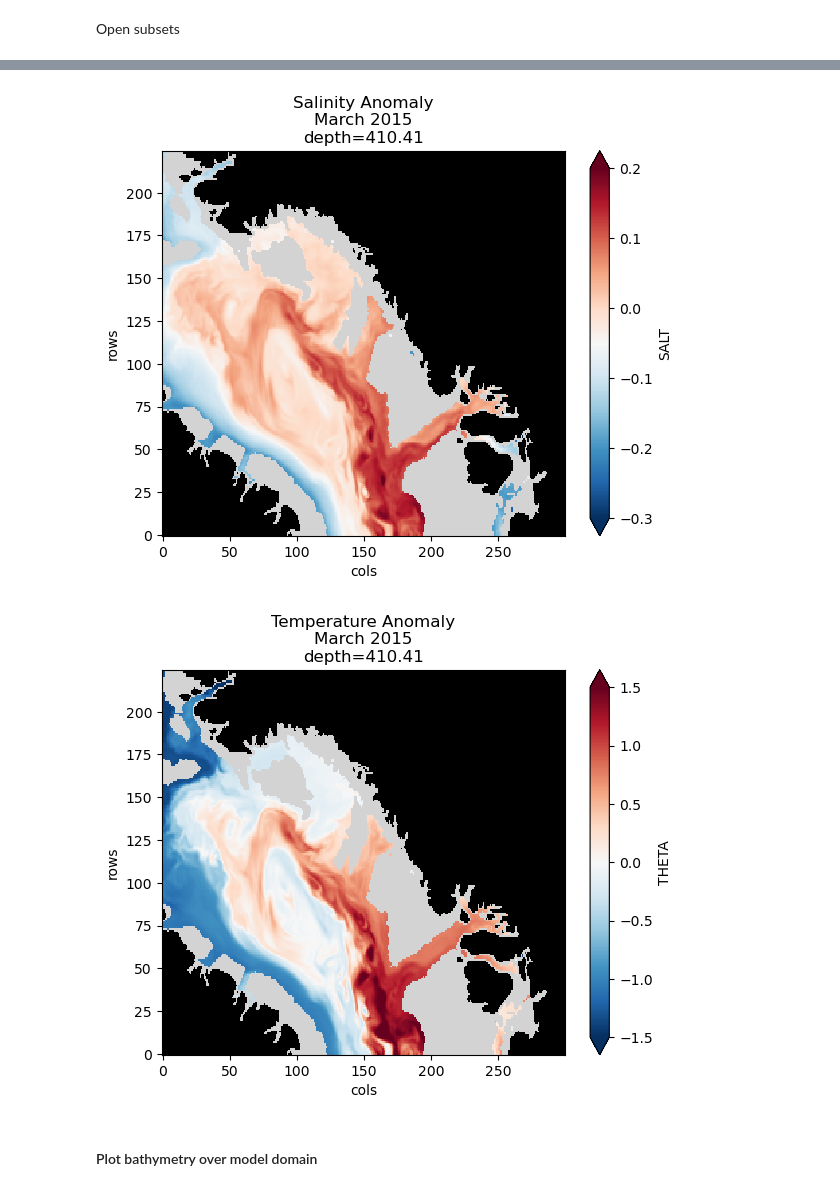
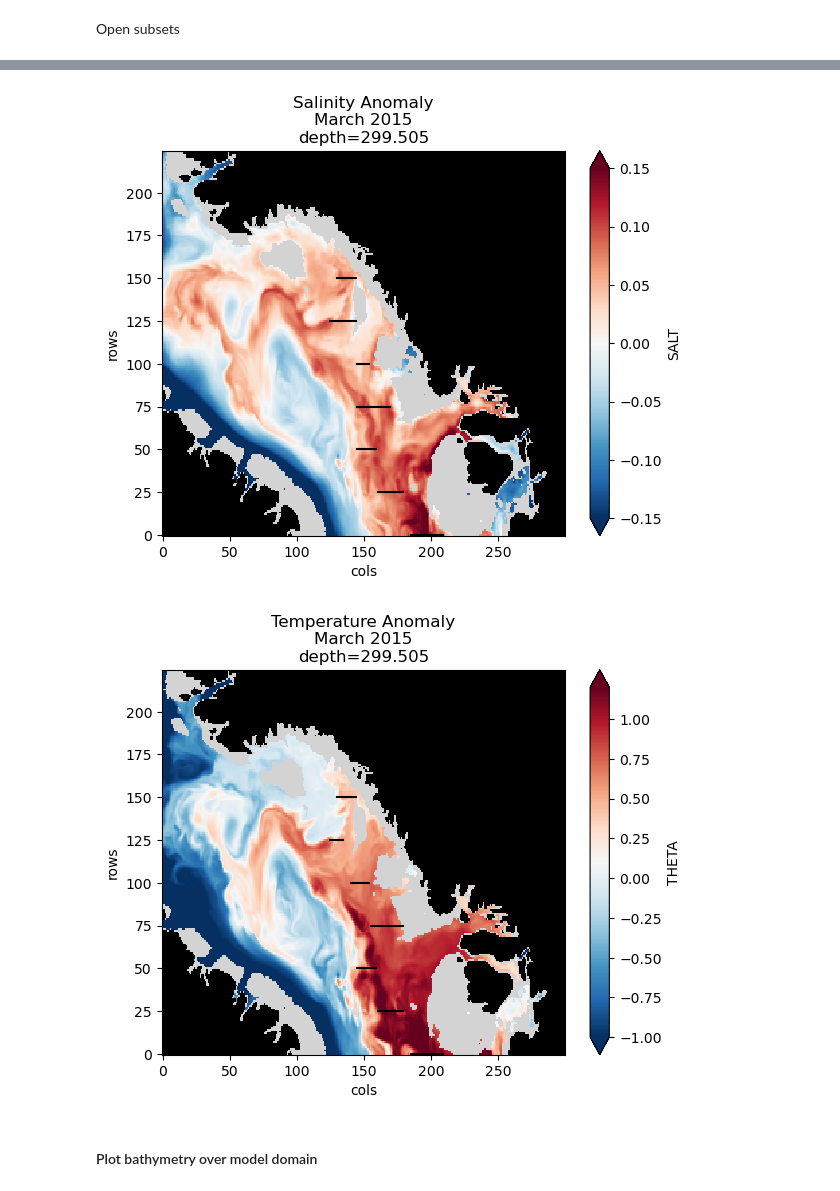
Before and after one commit to mjzahn/OMG_Narwhals_hydrography-manuscript, a Jupyter notebook: 02_analyses-and-plots/ecco_melville/02_ecco_melville_maps.ipynb, the cells around one changed output, grey strips where cells are left out. Cells and saved outputs as stored; diff of their text form; code cells hidden in the pictures.

```diff
--- a/02_analyses-and-plots/ecco_melville/02_ecco_melville_maps.ipynb
+++ b/02_analyses-and-plots/ecco_melville/02_ecco_melville_maps.ipynb
@@ -127,10 +94,10 @@ land_mask.to_netcdf(output_dir + "land_mask_latlon.nc")
 Open subsets
 # %%
 output_dir = "C:/Users/marie/Documents/PhD/Chapter_3/OMG_manuscript_Github/OMG_Narwhals_hydrography-manuscript/02_analyses-and-plots/ecco_melville/slices_nc/"
-theta_400m = xr.open_dataset(output_dir + "theta_201503_400m.nc")
-salt_400m = xr.open_dataset(output_dir + "salt_201503_400m.nc")
+theta_300m = xr.open_dataset(output_dir + "theta_201503_300m.nc")
+salt_300m = xr.open_dataset(output_dir + "salt_201503_300m.nc")
 land_mask = xr.open_dataset(output_dir + "land_mask.nc")
 
-theta_201503_400m = xr.open_dataset(output_dir + "theta_201503_400m_latlon.nc")
-salt_201503_400m = xr.open_dataset(output_dir + "salt_201503_400m_latlon.nc")
+theta_201503_300m = xr.open_dataset(output_dir + "theta_201503_300m_latlon.nc")
+salt_201503_300m = xr.open_dataset(output_dir + "salt_201503_300m_latlon.nc")
 land_mask_latlon = xr.open_dataset(output_dir + "land_mask_latlon.nc")
@@ -143,32 +113,50 @@ land_mask.SALT.plot(add_colorbar=False,cmap='Greys',vmin=-0.5,vmax=1);
 # %%
 plt.rcParams['figure.figsize'] = [6.5, 5]
 fig, ax1 = plt.subplots()
 
 ax1.set_facecolor('lightgray')
 
 ## salt below surface
-salt_400m_below = salt_400m.SALT.where(salt_400m.SALT>30,drop=True)
+salt_300m_below = salt_300m.SALT.where(salt_300m.SALT>30,drop=True)
 
-(salt_400m_below-salt_400m_below.mean()).plot(ax=ax1,vmin=-0.3,vmax=0.2,cmap='RdBu_r')
+(salt_300m_below-salt_300m_below.mean()).plot(ax=ax1,vmin=-0.15,vmax=0.15,cmap='RdBu_r')
 land_mask.SALT.plot(ax=ax1,add_colorbar=False,cmap='Greys',vmin=-0.5,vmax=1);
 
-ax1.set_title("Salinity Anomaly\nMarch 2015\ndepth=" + str(salt_400m.depth.values));
+# add lines
+ax1.plot(np.arange(185,210), [0]*len(np.arange(185,210)),color='k')
+ax1.plot(np.arange(160,180), [25]*len(np.arange(160,180)),color='k')
+ax1.plot(np.arange(145,160), [50]*len(np.arange(145,160)),color='k')
+ax1.plot(np.arange(145,170), [75]*len(np.arange(145,170)),color='k')
+ax1.plot(np.arange(145,155), [100]*len(np.arange(145,155)),color='k')
+ax1.plot(np.arange(125,145), [125]*len(np.arange(125,145)),color='k')
+ax1.plot(np.arange(130,145), [150]*len(np.arange(130,145)),color='k')
+
+ax1.set_title("Salinity Anomaly\nMarch 2015\ndepth=" + str(salt_300m.depth.values));
 # %% [output]
-[figure, old version]
+[figure, new version]
 # %%
 plt.rcParams['figure.figsize'] = [6.5, 5]
 fig, ax1 = plt.subplots()
 
 ax1.set_facecolor('lightgray')
 
-theta_400m_below = theta_400m.THETA.where(salt_400m.SALT>30,drop=True)
+theta_300m_below = theta_300m.THETA.where(salt_300m.SALT>30,drop=True)
 
-(theta_400m_below-theta_400m_below.mean()).plot(ax=ax1,vmin=-1.5,vmax=1.5,cmap='RdBu_r')
+(theta_300m_below-theta_300m_below.mean()).plot(ax=ax1,vmin=-1,vmax=1.2,cmap='RdBu_r')
 land_mask.SALT.plot(ax=ax1,add_colorbar=False,cmap='Greys',vmin=-0.5,vmax=1);
 
-ax1.set_title("Temperature Anomaly\nMarch 2015\ndepth=" + str(theta_400m.depth.values));
+# add lines
+ax1.plot(np.arange(185,210), [0]*len(np.arange(185,210)),color='k')
+ax1.plot(np.arange(160,180), [25]*len(np.arange(160,180)),color='k')
+ax1.plot(np.arange(145,160), [50]*len(np.arange(145,160)),color='k')
+ax1.plot(np.arange(155,180), [75]*len(np.arange(155,180)),color='k')
+ax1.plot(np.arange(140,155), [100]*len(np.arange(140,155)),color='k')
+ax1.plot(np.arange(125,135), [125]*len(np.arange(125,135)),color='k')
+ax1.plot(np.arange(130,145), [150]*len(np.arange(130,145)),color='k')
+
+ax1.set_title("Temperature Anomaly\nMarch 2015\ndepth=" + str(theta_300m.depth.values));
 # %% [output]
-[figure, old version]
+[figure, new version]
 # %% [markdown]
 #### Plot bathymetry over model domain
 # %% [markdown]
```
Also changed, not shown: parts of 30 cells of this notebook, 17 other files.
